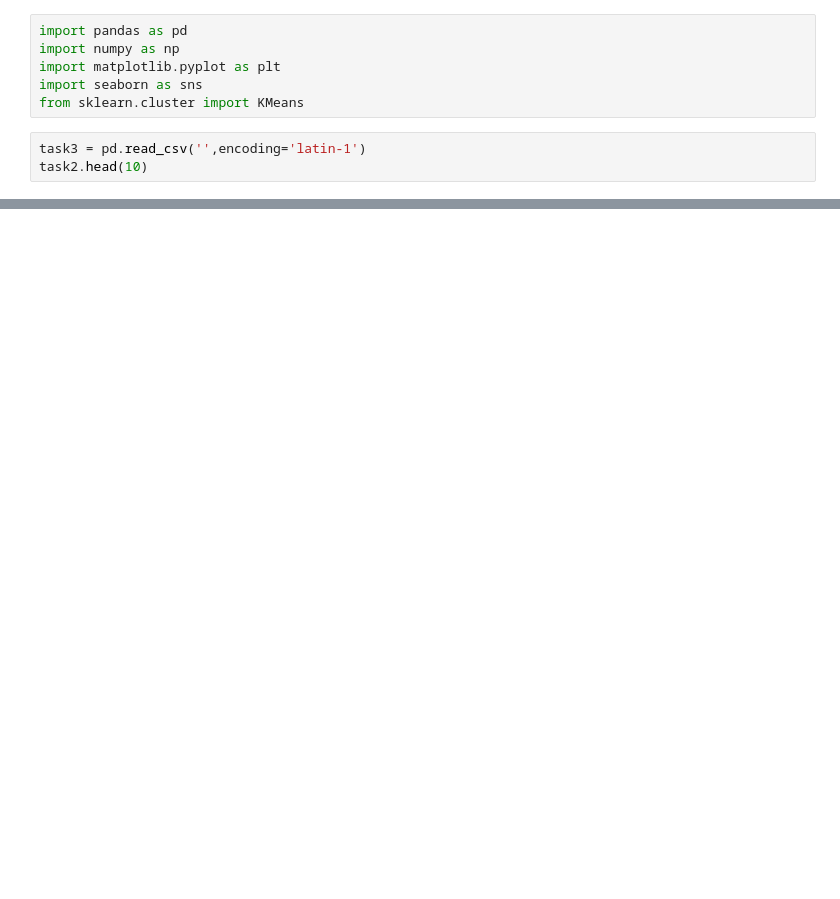
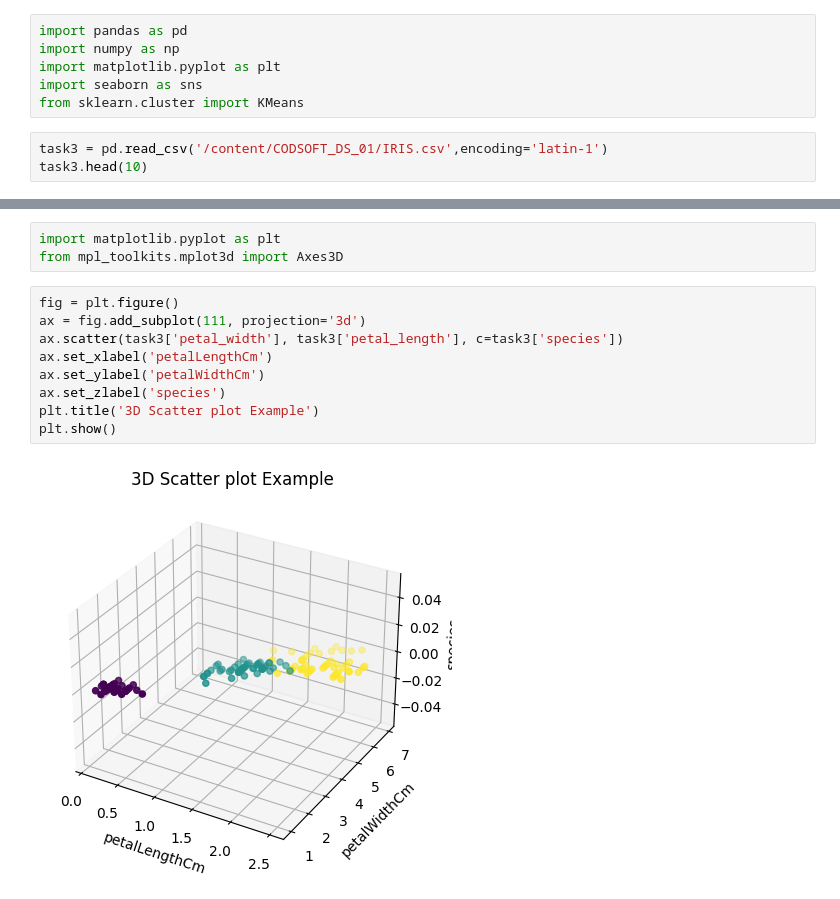
Before and after one commit to Kashu461/CODSOFT_DS_01, a Jupyter notebook: iris_flower_classification.ipynb, the cells around one changed output, grey strips where cells are left out. Cells and saved outputs as stored; diff of their text form; blank space fills up the shorter version.

```diff
--- a/iris_flower_classification.ipynb
+++ b/iris_flower_classification.ipynb
@@ -36,5 +30,5 @@ import matplotlib.pyplot as plt
 import seaborn as sns
 from sklearn.cluster import KMeans
 # %%
-task3 = pd.read_csv('',encoding='latin-1')
-task2.head(10)
+task3 = pd.read_csv('/content/CODSOFT_DS_01/IRIS.csv',encoding='latin-1')
+task3.head(10)
@@ -40,0 +97,14 @@ task2.head(10)
+# %%
+import matplotlib.pyplot as plt
+from mpl_toolkits.mplot3d import Axes3D
+# %%
+fig = plt.figure()
+ax = fig.add_subplot(111, projection='3d')
+ax.scatter(task3['petal_width'], task3['petal_length'], c=task3['species'])
+ax.set_xlabel('petalLengthCm')
+ax.set_ylabel('petalWidthCm')
+ax.set_zlabel('species')
+plt.title('3D Scatter plot Example')
+plt.show()
+# %% [output]
+[figure, added]
```
Also changed, not shown: parts of 18 cells of this notebook.
